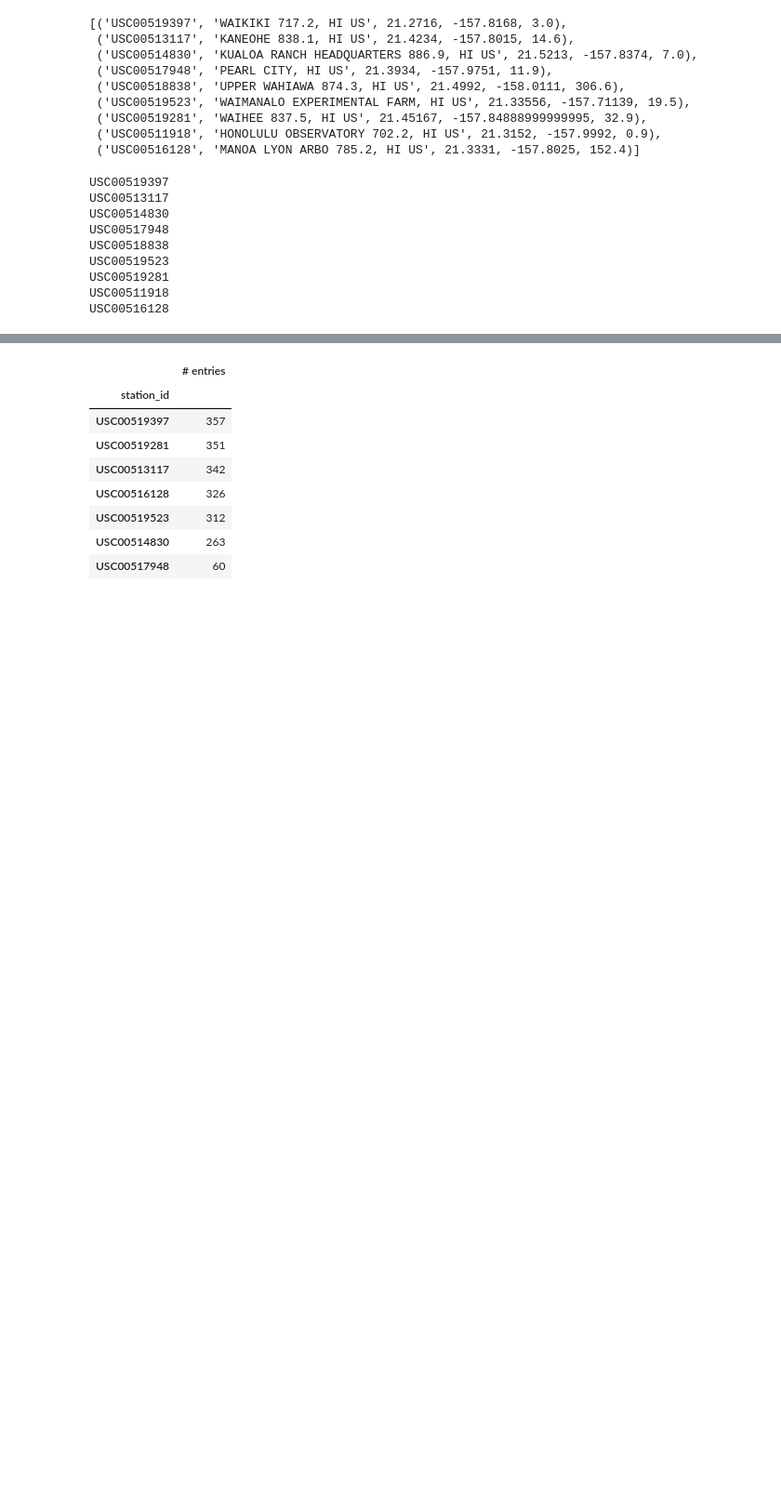
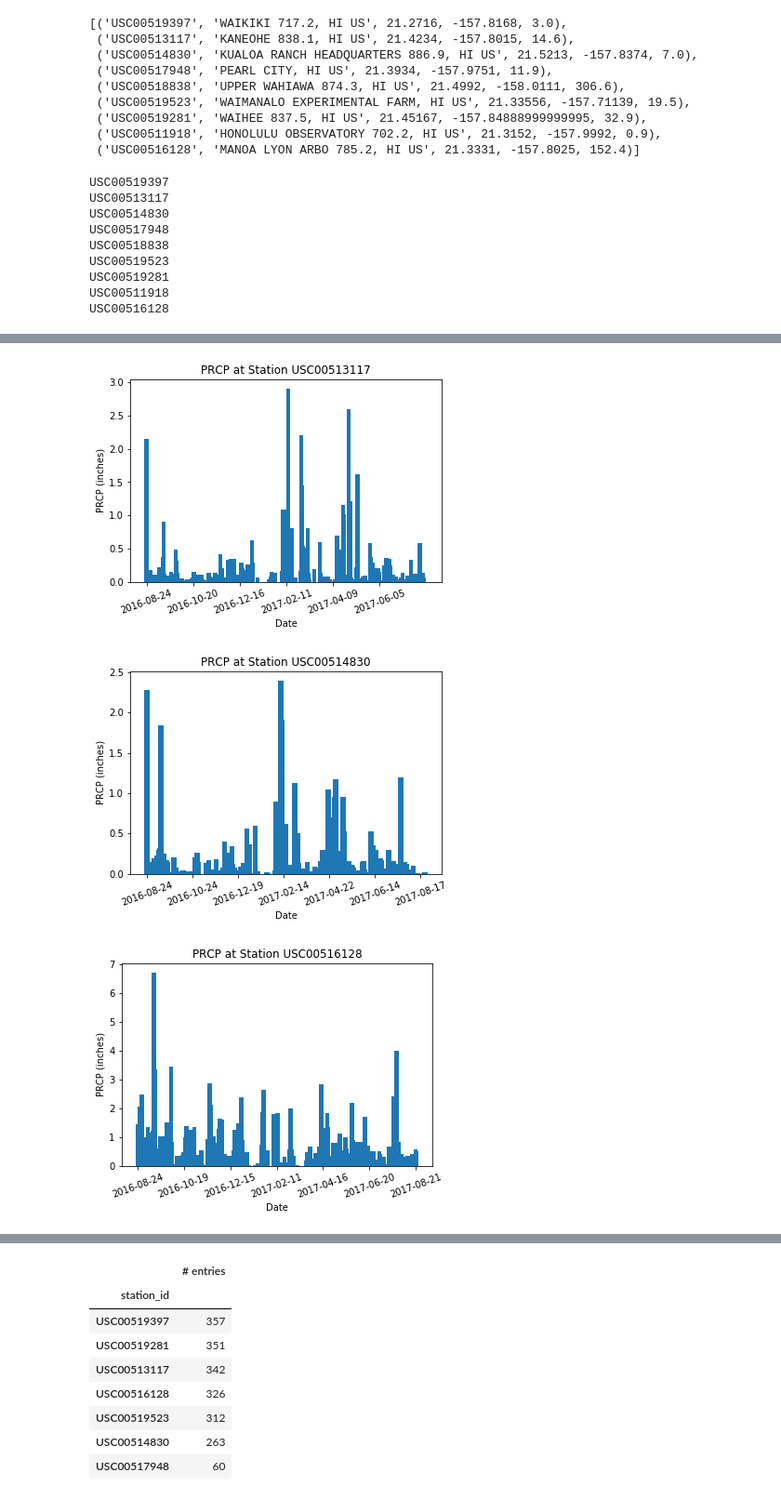
Before and after one commit to nfstein/11-ste-Advanced-SQL, a Jupyter notebook: climate_analysis.ipynb, the cells around one changed output, grey strips where cells are left out. Shown: that part at 93% size. Drawn from its saved outputs; the diff is of its cells as text; code cells hidden in the pictures; blank space fills up the shorter version.

```diff
--- a/climate_analysis.ipynb
+++ b/climate_analysis.ipynb
@@ -64,7 +56,0 @@ USC00516128
-# %%
-prcp_df = pd.DataFrame(prcp_data).T
-
-for station, dat in prcp_df.groupby("station_id"):
-    plt.plot(dat['date'], dat['prcp'], label = station)
-plt.legend(loc = 'best')
-plt.show()
@@ -72,0 +92,18 @@ plt.show()
+# %%
+for station, dat in prcp_df.groupby("station_id"):
+    plt.bar(dat['date'], dat['prcp'], label = station, width = 5)
+    plt.title('PRCP at Station ' + station)
+    plt.ylabel('PRCP (inches)')
+    dates = dat['date'].count() #length of data
+    arange = np.arange(0,dates-1, int(dates/6)) #pick 6 dates for tickmarks
+    labels = [dat['date'].tolist()[tick] for tick in arange] #date for each tick
+
+    plt.xticks(arange, labels, rotation = 20)
+    plt.xlabel('Date')
+    plt.show()
+#plt.legend(loc = 'best')
+#plt.show()
+# %% [output]
+[figure, added]
+[figure, added]
+[figure, added]
```
Also changed, not shown: parts of 14 cells of this notebook, 14 other files.
